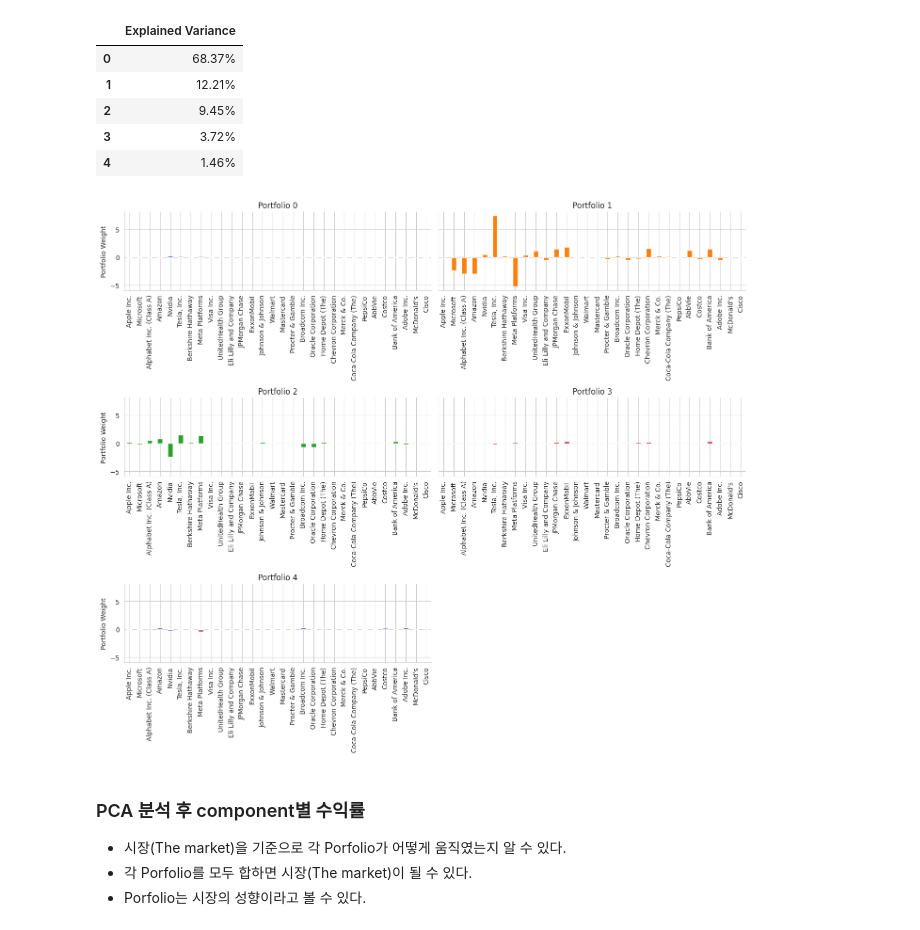
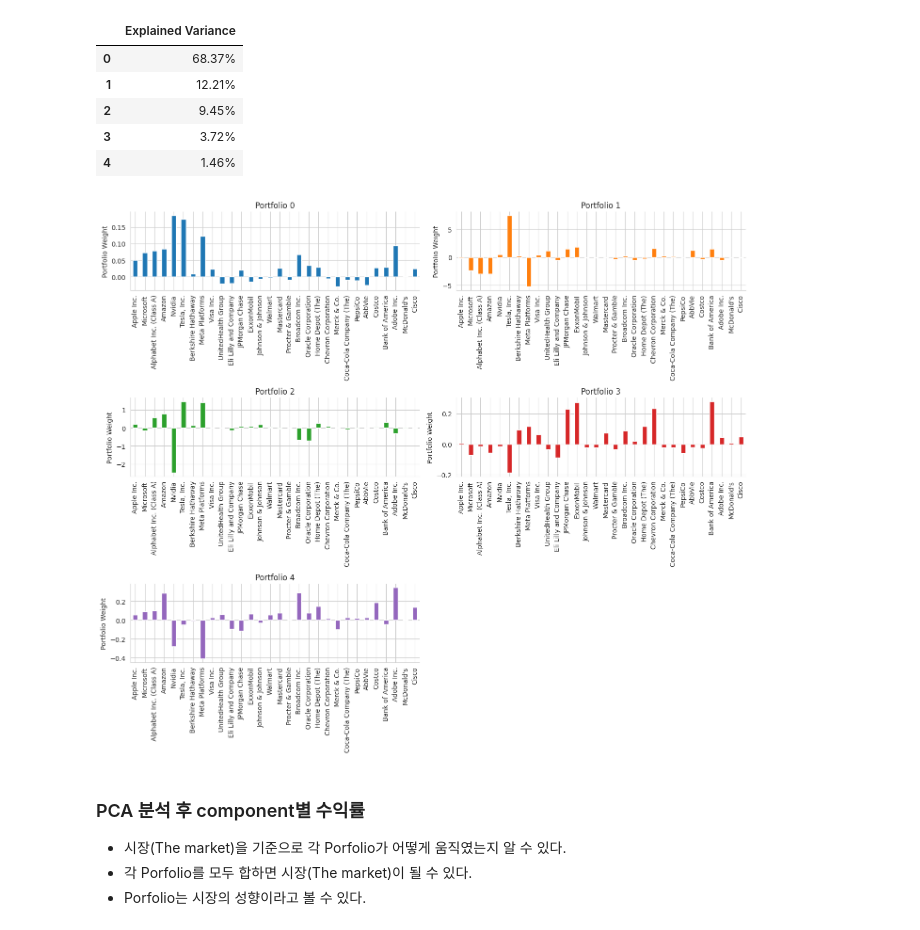
Before and after one commit to xikest/Research-on-the-finanace-makret, a Jupyter notebook: snp500_component_with_PCA.ipynb, the cells around one changed output. Saved outputs shown, nothing was run; the diff lists cells and outputs as text; code cells hidden in the pictures.

```diff
--- a/snp500_component_with_PCA.ipynb
+++ b/snp500_component_with_PCA.ipynb
@@ -187,17 +187,17 @@ eigen_portfolios.index = [f'Portfolio {i}' for i in range(5)]
 # %%
 axes = eigen_portfolios.T.plot.bar(subplots=True,
                                    layout=(3, 2),
                                    figsize=(14, 12),
                                    legend=False,
                                    sharex=False,
-                                   sharey=True)
+                                   sharey=False)
 for ax in axes.flatten():
     ax.set_ylabel('Portfolio Weight')
     ax.set_xlabel('')
 sns.despine()
 plt.tight_layout()
 # %% [output]
-[figure, old version]
+[figure, new version]
 # %% [markdown]
 ### PCA 분석 후 component별 수익률
 - 시장(The market)을 기준으로 각 Porfolio가 어떻게 움직였는지 알 수 있다.
```
Also changed, not shown: parts of 7 cells of this notebook.
